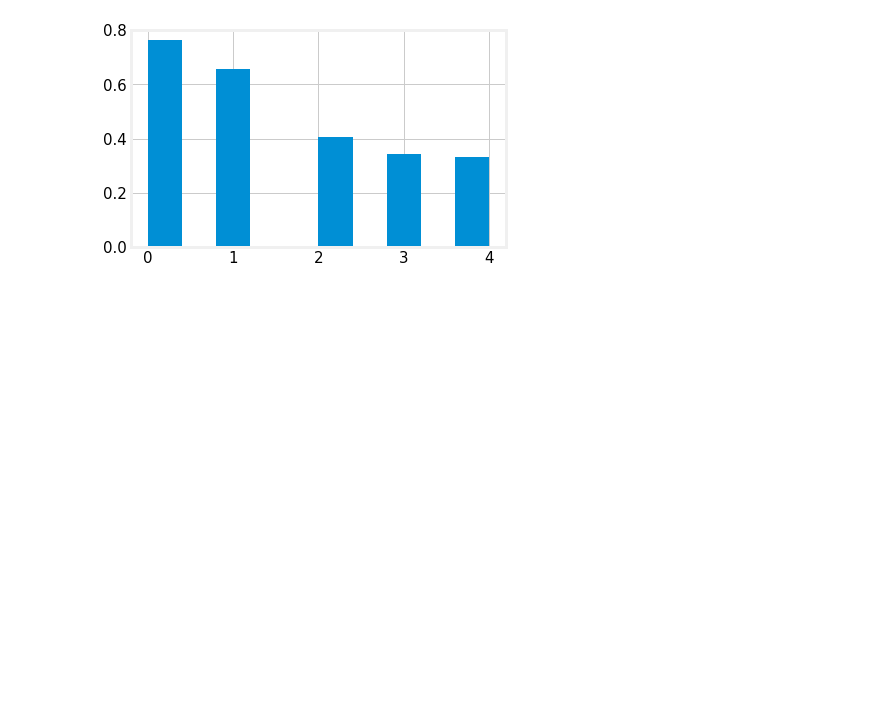
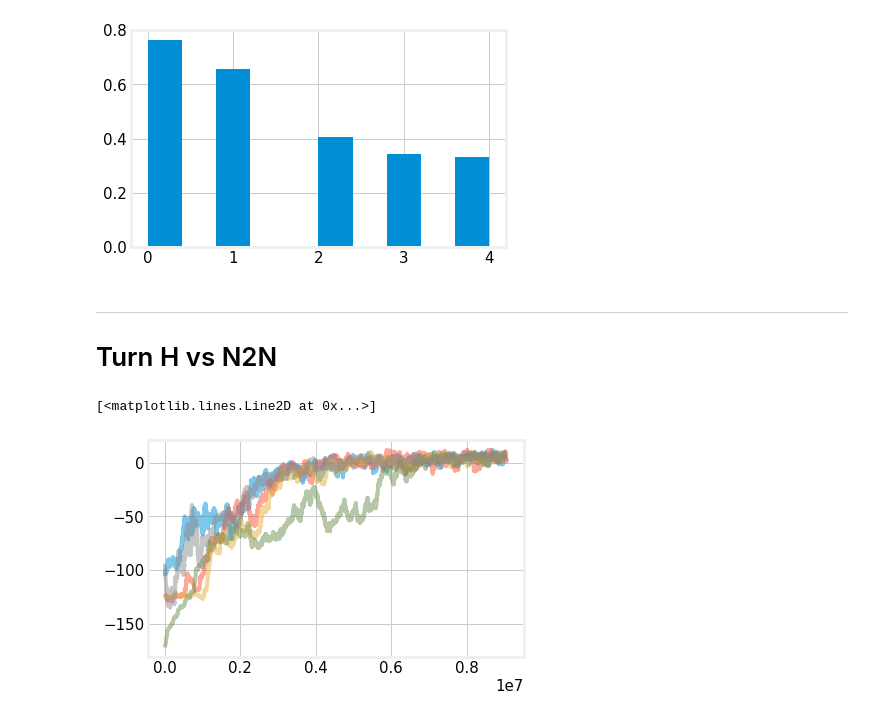
Before and after one commit to NotAnyMike/HRL, a Jupyter notebook: notebooks/Plots.ipynb, the cells around one changed output. Saved outputs shown, nothing was run; the diff lists cells and outputs as text; code cells hidden in the pictures; blank space fills up the shorter version.

```diff
--- a/notebooks/Plots.ipynb
+++ b/notebooks/Plots.ipynb
@@ -26,3 +26,13 @@ plt.rcParams['xtick.labelsize']=15
 plt.rcParams['font.size']=17
 
 %matplotlib inline
+# %%
+def smooth(scalars, weight):  # Weight between 0 and 1
+    last = scalars[0]  # First value in the plot (first timestep)
+    smoothed = list()
+    for point in scalars:
+        smoothed_val = last * weight + (1 - weight) * point  # Calculate smoothed value
+        smoothed.append(smoothed_val)                        # Save it
+        last = smoothed_val                                  # Anchor the last smoothed value
+
+    return smoothed
@@ -148,0 +167,28 @@ plt.hist?
+# %% [markdown]
+---
+# Turn H vs N2N
+# %%
+w_times_a, step_nums_a, vals_a = pickle.load(open('./Turn_n2n_vs_h/n2n_a.pkl','rb'))
+w_times_b, step_nums_b, vals_b = pickle.load(open('./Turn_n2n_vs_h/n2n_b.pkl','rb'))
+w_times_c, step_nums_c, vals_c = pickle.load(open('./Turn_n2n_vs_h/n2n_c.pkl','rb'))
+w_times_d, step_nums_d, vals_d = pickle.load(open('./Turn_n2n_vs_h/n2n_d.pkl','rb'))
+w_times_e, step_nums_e, vals_e = pickle.load(open('./Turn_n2n_vs_h/n2n_e.pkl','rb'))
+w_times_h_a, step_nums_h_a, vals_h_a = pickle.load(open('./Turn_n2n_vs_h/h_a.pkl','rb'))
+w_times_h_b, step_nums_h_b, vals_h_b = pickle.load(open('./Turn_n2n_vs_h/h_b.pkl','rb'))
+
+vals_a_smooth = smooth(vals_a, 0.99)
+vals_b_smooth = smooth(vals_b, 0.99)
+vals_c_smooth = smooth(vals_c, 0.99)
+vals_d_smooth = smooth(vals_d, 0.99)
+vals_e_smooth = smooth(vals_e, 0.99)
+vals_h_a_smooth = smooth(vals_h_a, 0.99)
+vals_h_b_smooth = smooth(vals_h_b, 0.99)
+# %%
+plt.plot(step_nums_a, vals_a_smooth,alpha=0.5)
+plt.plot(step_nums_b, vals_b_smooth,alpha=0.5)
+plt.plot(step_nums_c, vals_c_smooth,alpha=0.5)
+plt.plot(step_nums_d, vals_d_smooth,alpha=0.5)
+plt.plot(step_nums_e, vals_e_smooth,alpha=0.5)
+# %% [output]
+[<matplotlib.lines.Line2D at 0x...>]
+[figure, added]
```
Also changed, not shown: parts of 9 cells of this notebook, 2 other files.
